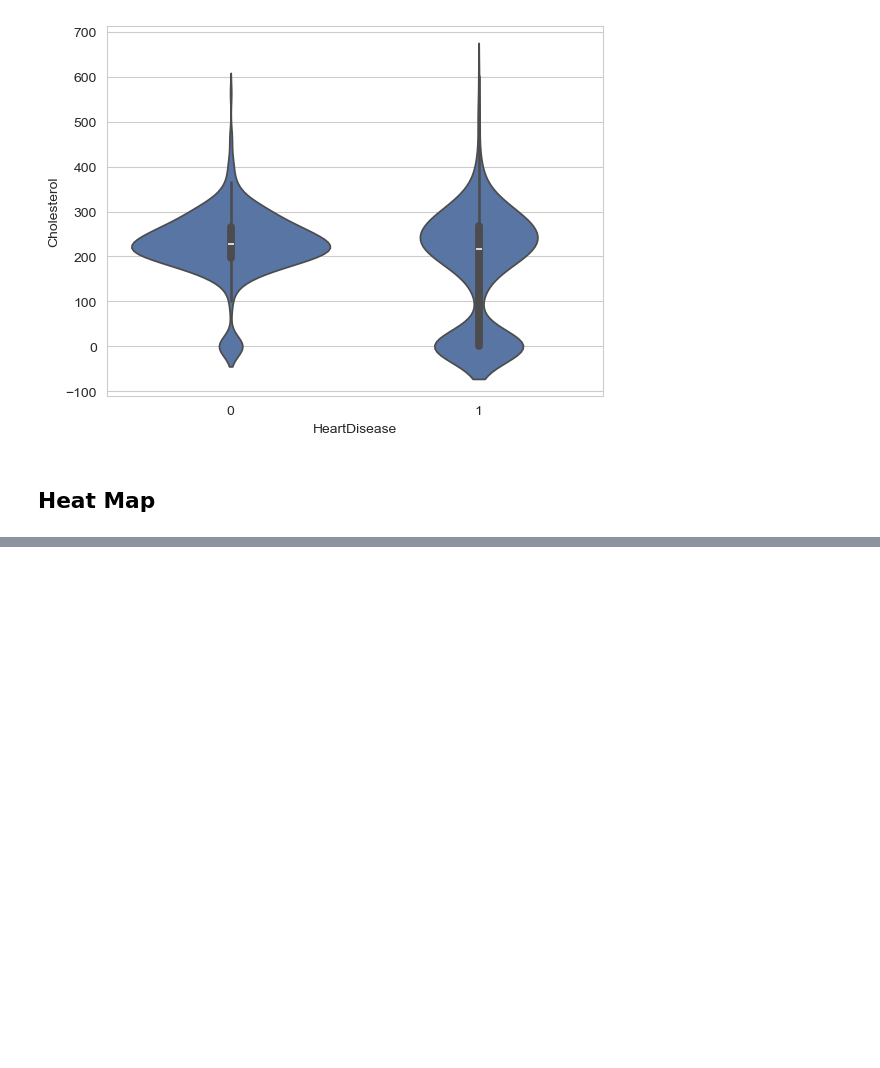
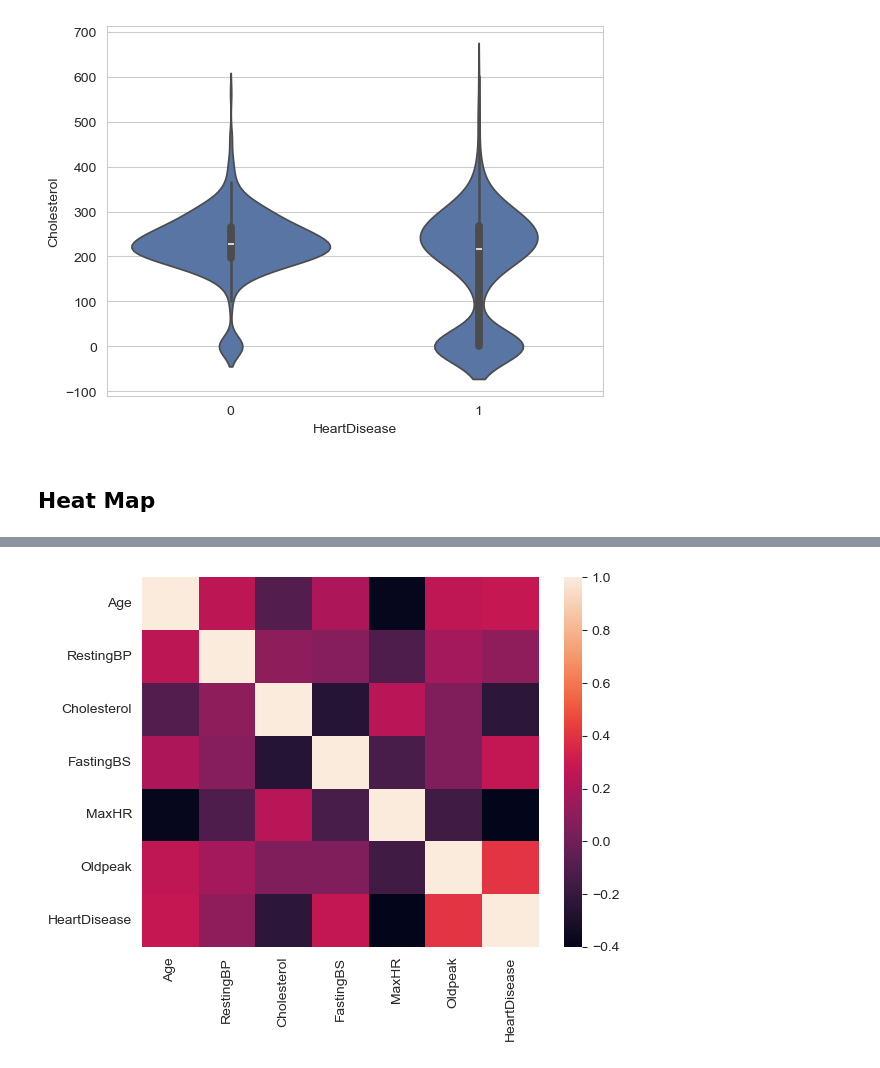
Before and after one commit to Vijay-112007/Data_Vis_Heart_Disease_Data, a Jupyter notebook: analysis.ipynb, the cells around one changed output, grey strips where cells are left out. Drawn from its saved outputs; the diff is of its cells as text; code cells hidden in the pictures; blank space fills up the shorter version.

Commit message:
Dealing with the Visualization and Correlation of the Variables

```diff
--- a/analysis.ipynb
+++ b/analysis.ipynb
@@ -286,0 +308,6 @@ plt.show()
+# %%
+#inorder to avoid that to analyze each and every relation of the columns we can generate a heat map for the correlation
+sns.heatmap(data.corr(numeric_only=True))
+plt.show()
+# %% [output]
+[figure, added]
```
Also changed, not shown: parts of 14 cells of this notebook.
